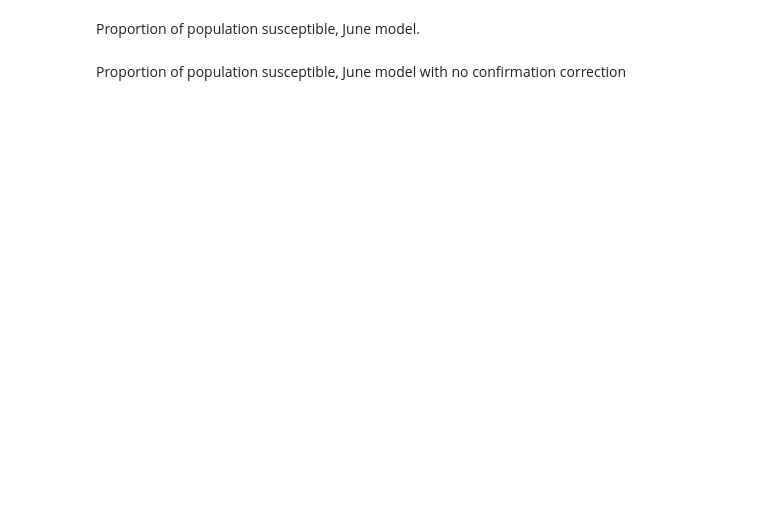
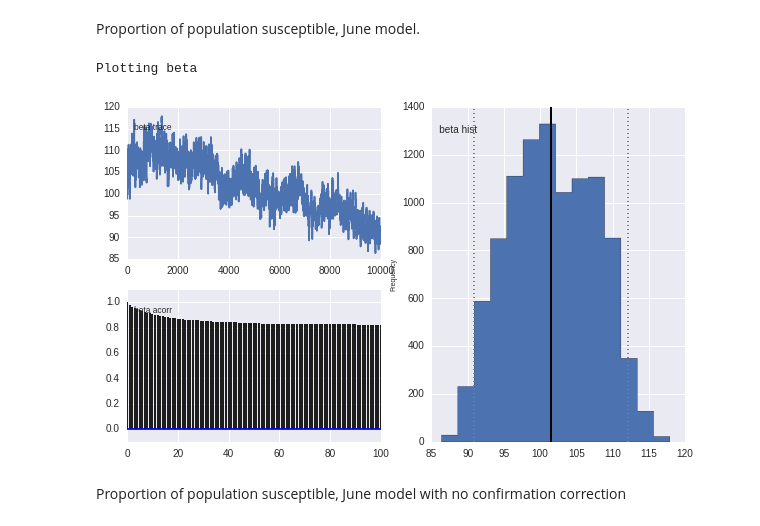
Before and after one commit to fonnesbeck/SaoPauloMeasles, a Jupyter notebook: Non-Spatial Measles Model.ipynb, the cells around one changed output. Cells and saved outputs as stored; diff of their text form; code cells hidden in the pictures; blank space fills up the shorter version.

```diff
--- a/Non-Spatial Measles Model.ipynb
+++ b/Non-Spatial Measles Model.ipynb
@@ -699,2 +676,4 @@ Warning: Stochastic S_0's value is neither numerical nor array with floating-poi
+# %%
+model_july = MCMC(model('1997-07-15', structured_susc=structured_susc))
 # %%
 model_july.sample(n_iterations, n_burn)
@@ -748,3 +727,11 @@ Matplot.summary_plot(model_july.beta)
+# %%
+if model_july.beta.shape:
+    Matplot.summary_plot(model_july.beta, custom_labels=age_groups)
+else:
+    Matplot.plot(model_july.beta)
+# %% [output]
+Plotting beta
+[figure, added]
 # %% [markdown]
 Proportion of population susceptible, June model with no confirmation correction
 # %%
```
Also changed, not shown: parts of 25 cells of this notebook.
